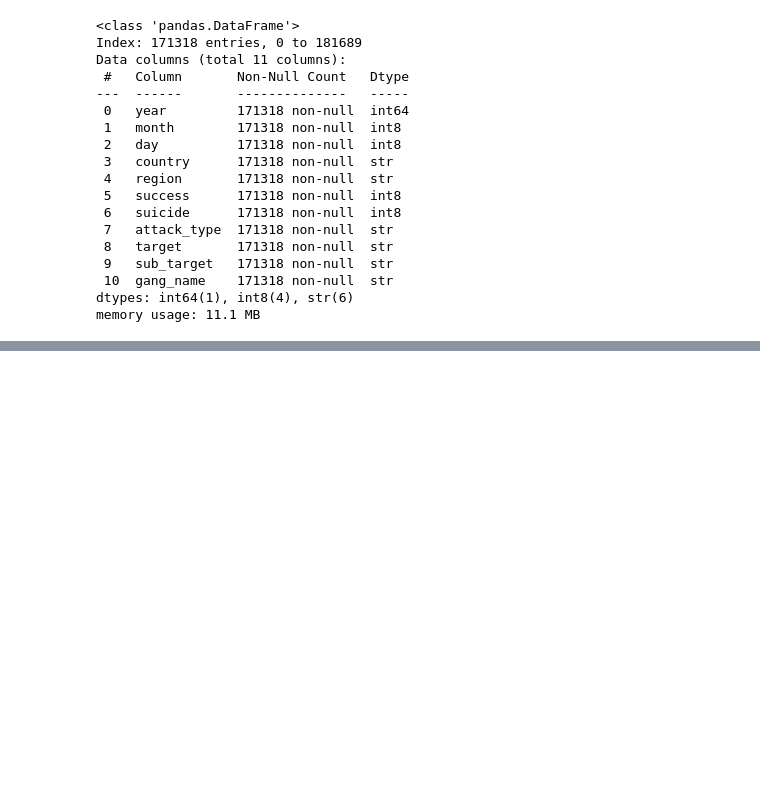
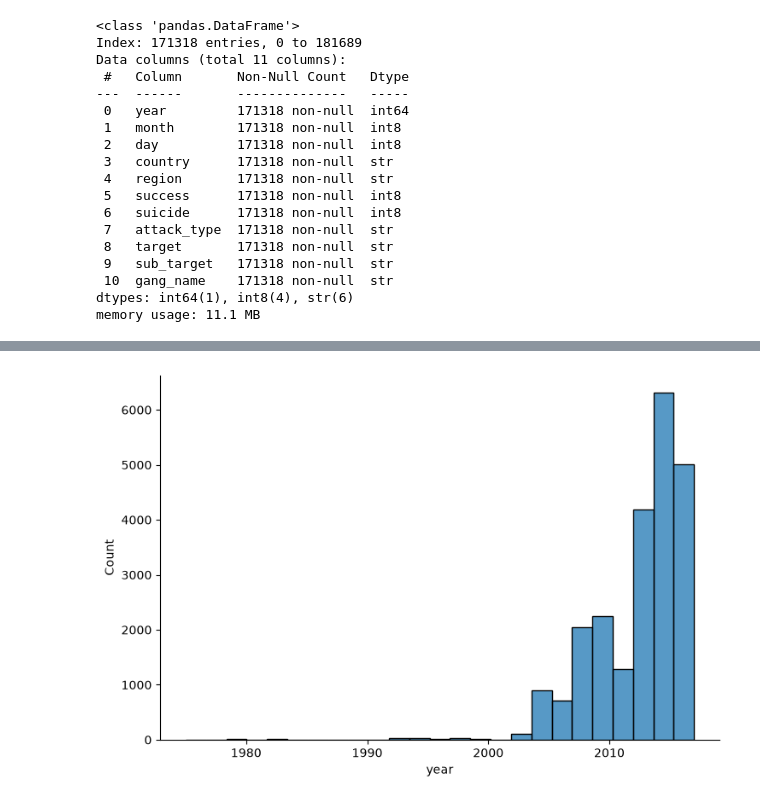
Before and after one commit to Anuragpathak08/Data-Analysis, a Jupyter notebook: projects/jay_the_terrorist_dataset.ipynb, the cells around one changed output, grey strips where cells are left out. Saved outputs shown, nothing was run; the diff lists cells and outputs as text; code cells hidden in the pictures; blank space fills up the shorter version.

```diff
--- a/projects/jay_the_terrorist_dataset.ipynb
+++ b/projects/jay_the_terrorist_dataset.ipynb
@@ -92,0 +102,5 @@ for i in ax.containers:
+# %%
+country = terror.groupby('country')
+# %%
+iraq_attacts = country.get_group('Iraq')[['success', 'year']]
+iraq_attacts
@@ -92,0 +121,4 @@ for i in ax.containers:
+# %%
+g = sns.displot(kind='hist', data = iraq_attacts, x = 'year', height=5, aspect= 1.5, bins = 25)
+# %% [output]
+[figure, added]
```
Also changed, not shown: parts of 7 cells of this notebook.
